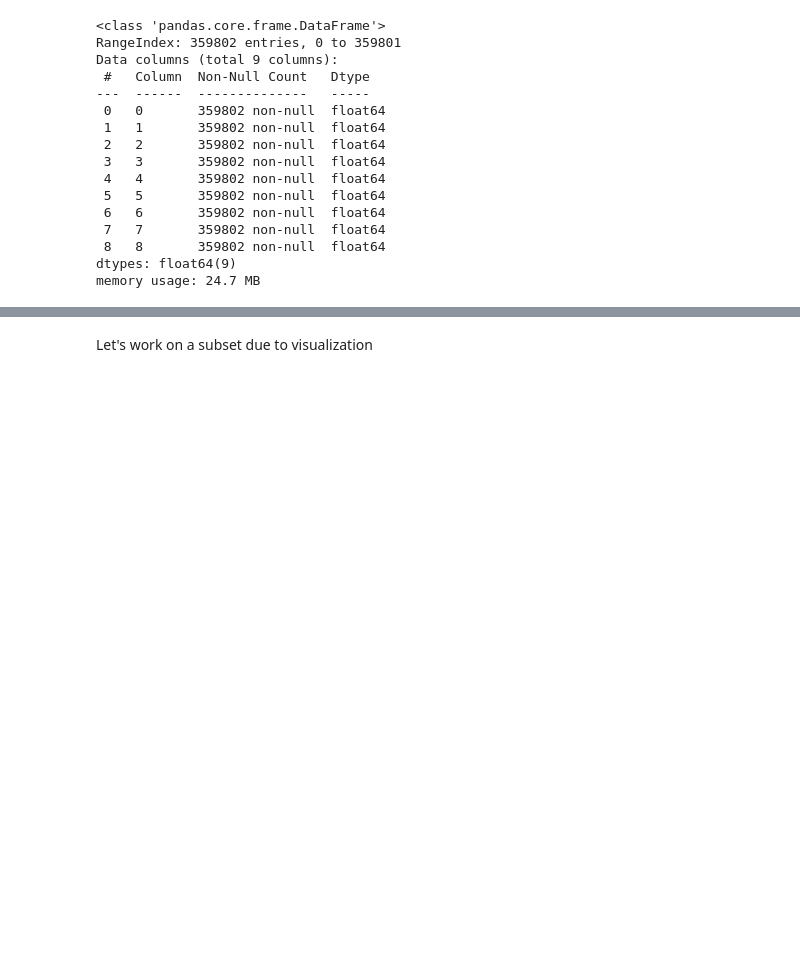
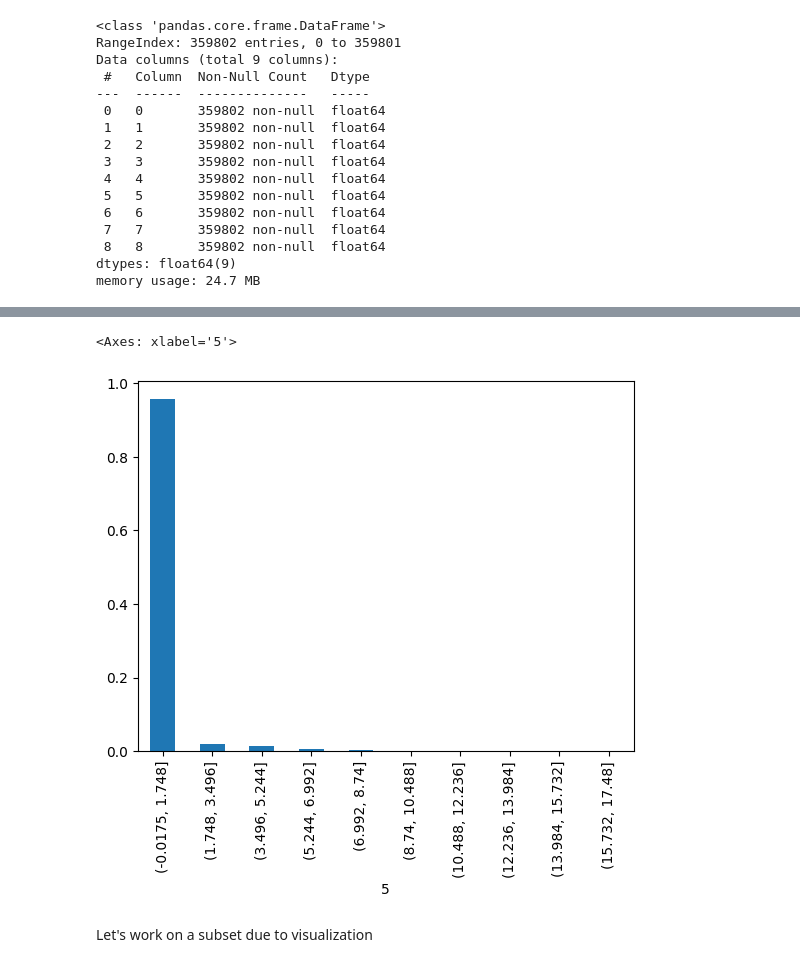
Before and after one commit to JankowskiDaniel/Neural-Deep-Retina, a Jupyter notebook: notebooks/output-smoothing.ipynb, the cells around one changed output, grey strips where cells are left out. Drawn from its saved outputs; the diff is of its cells as text; code cells hidden in the pictures; blank space fills up the shorter version.

```diff
--- a/notebooks/output-smoothing.ipynb
+++ b/notebooks/output-smoothing.ipynb
@@ -34,3 +39,8 @@ memory usage: 24.7 MB
+# %%
+pd.cut(df.iloc[:, 5], 10).value_counts(normalize=True).sort_index().plot(kind='bar')
+# %% [output]
+<Axes: xlabel='5'>
+[figure, added]
 # %% [markdown]
 Let's work on a subset due to visualization
 # %%
```
Also changed, not shown: parts of 3 cells of this notebook, 18 other files.
